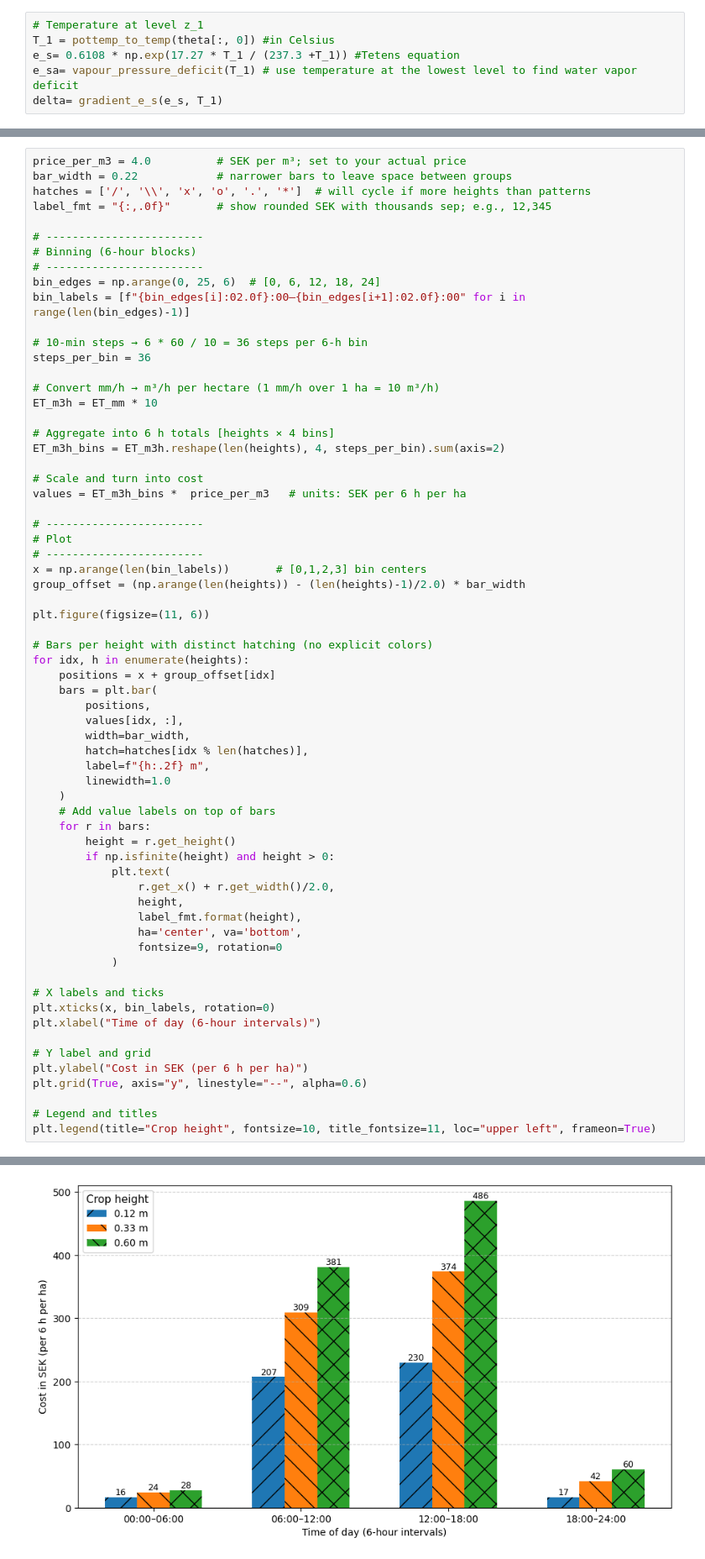
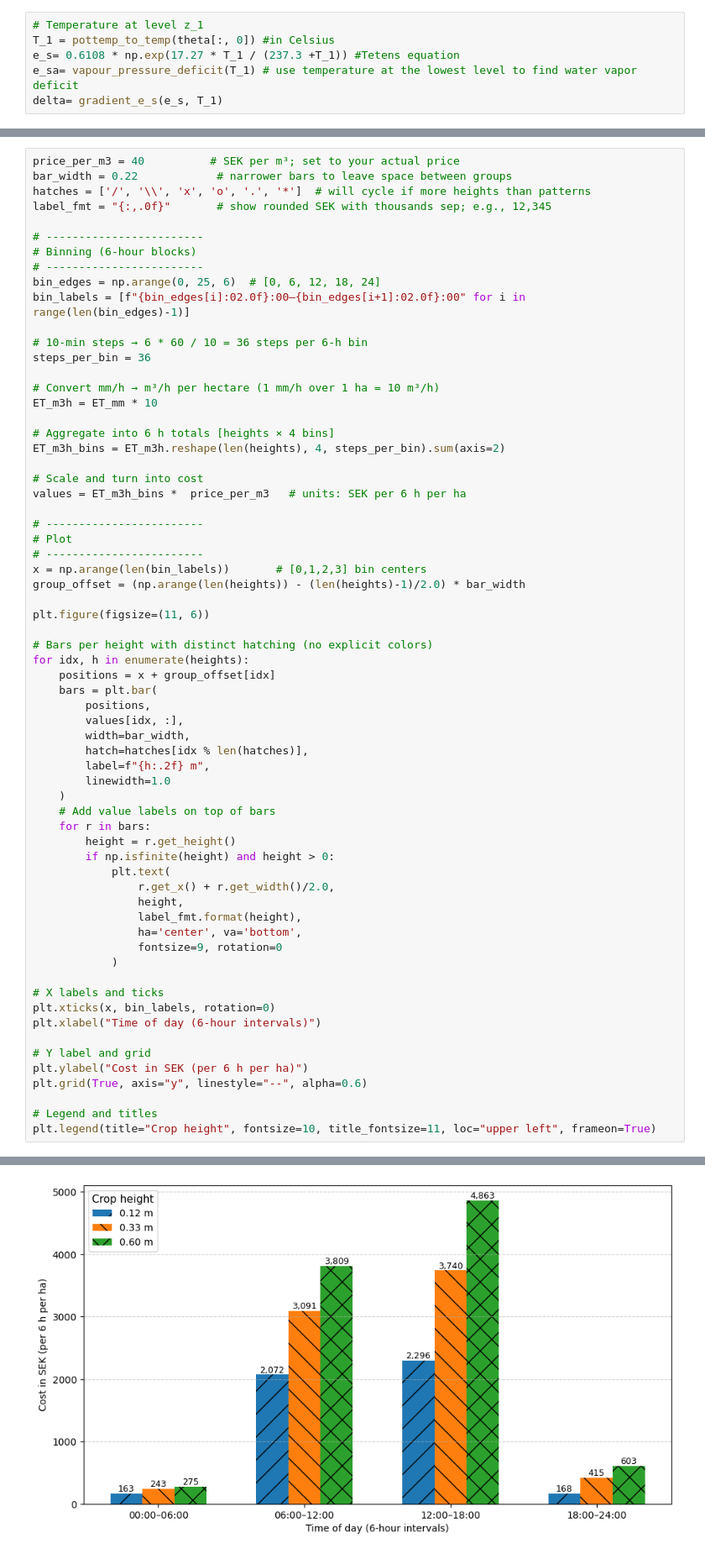
Before and after one commit to SisterPeanut/Turbulence_course, a Jupyter notebook: Main_data2.ipynb, the cells around one changed output, grey strips where cells are left out. Shown: that part at 84% size. Cells and saved outputs as stored; diff of their text form.

```diff
--- a/Main_data2.ipynb
+++ b/Main_data2.ipynb
@@ -207,7 +210,7 @@ plt.show()
 # %% [output]
 [figure]
 # %%
-price_per_m3 = 4.0          # SEK per m³; set to your actual price
+price_per_m3 = 40          # SEK per m³; set to your actual price
 bar_width = 0.22            # narrower bars to leave space between groups
 hatches = ['/', '\\', 'x', 'o', '.', '*']  # will cycle if more heights than patterns
 label_fmt = "{:,.0f}"       # show rounded SEK with thousands sep; e.g., 12,345
@@ -246,34 +249,34 @@ for idx, h in enumerate(heights):
         values[idx, :],
         width=bar_width,
         hatch=hatches[idx % len(hatches)],
         label=f"{h:.2f} m",
         linewidth=1.0
     )
     # Add value labels on top of bars
     for r in bars:
         height = r.get_height()
         if np.isfinite(height) and height > 0:
             plt.text(
                 r.get_x() + r.get_width()/2.0,
                 height,
                 label_fmt.format(height),
                 ha='center', va='bottom',
                 fontsize=9, rotation=0
             )
 
 # X labels and ticks
 plt.xticks(x, bin_labels, rotation=0)
 plt.xlabel("Time of day (6-hour intervals)")
 
 # Y label and grid
 plt.ylabel("Cost in SEK (per 6 h per ha)")
 plt.grid(True, axis="y", linestyle="--", alpha=0.6)
 
 # Legend and titles
 plt.legend(title="Crop height", fontsize=10, title_fontsize=11, loc="upper left", frameon=True)
 # %% [output]
 <matplotlib.legend.Legend at 0x...>
-[figure, old version]
+[figure, new version]
 # %%
 #For crop height 33 cm
 
```
Also changed, not shown: parts of 3 cells of this notebook, 19 other files.
